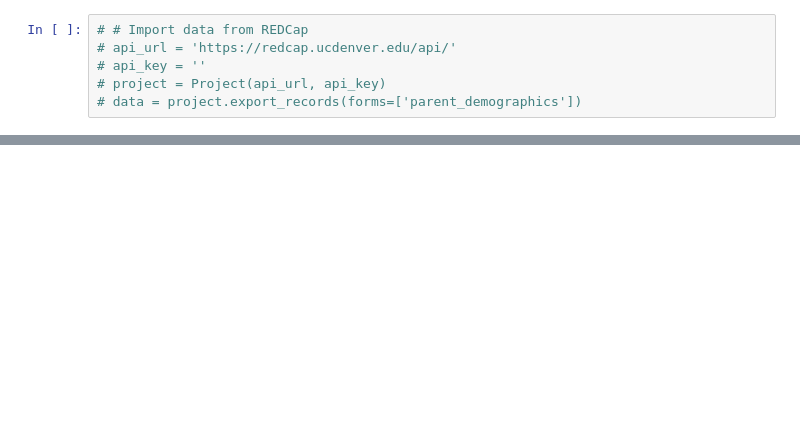
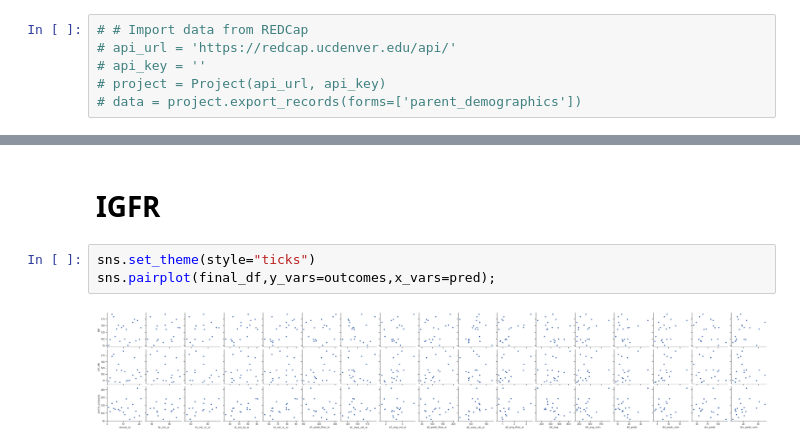
Before and after one commit to netiony/CHCO-Code, a Jupyter notebook: Petter Bjornstad/Renal Imaging/renal_imaging.ipynb, the cells around one changed output, grey strips where cells are left out. Drawn from its saved outputs; the diff is of its cells as text; blank space fills up the shorter version.

```diff
--- a/Petter Bjornstad/Renal Imaging/renal_imaging.ipynb
+++ b/Petter Bjornstad/Renal Imaging/renal_imaging.ipynb
@@ -60,0 +75,7 @@ final_df = pd.concat([df[['age','hr_mri_sr','hr_mri_rv_sr','hr_mri_la_sr','hr_mr
+# %% [markdown]
+# IGFR
+# %%
+sns.set_theme(style="ticks")
+sns.pairplot(final_df,y_vars=outcomes,x_vars=pred);
+# %% [output]
+[figure, added]
```
Also changed, not shown: parts of 14 cells of this notebook.
